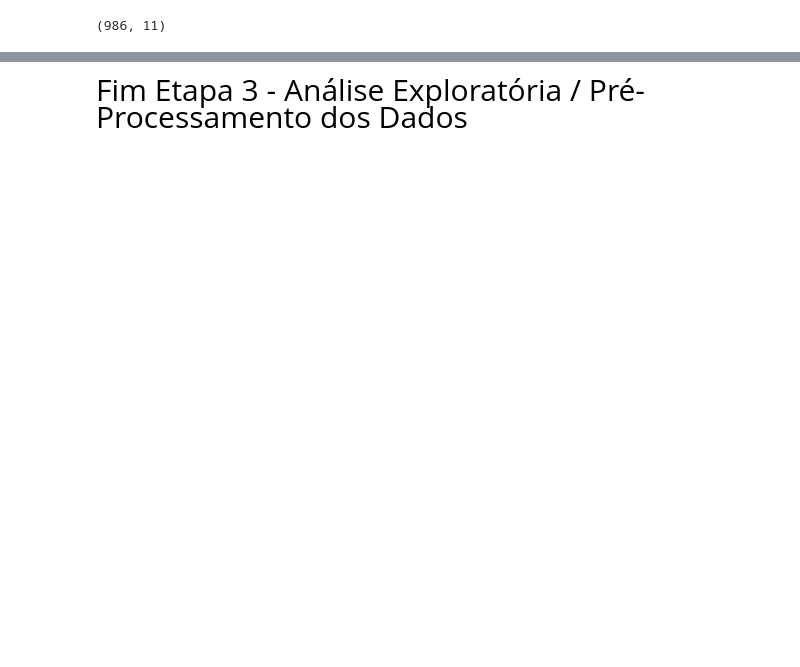
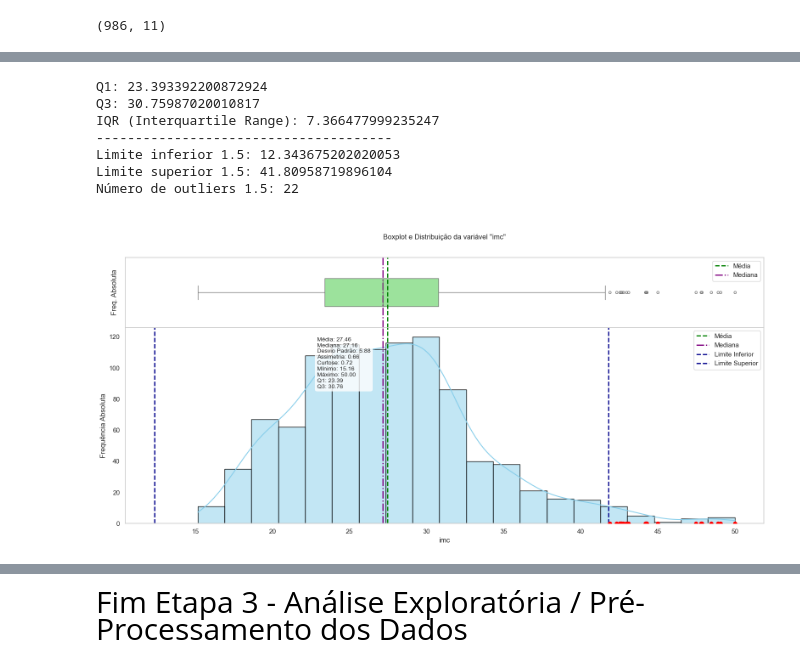
Before and after one commit to robsoncalixto/fiap-tech-challenge-01, a Jupyter notebook: Tech_Challenge_Analise.ipynb, the cells around one changed output, grey strips where cells are left out. Drawn from its saved outputs; the diff is of its cells as text; code cells hidden in the pictures; blank space fills up the shorter version.

```diff
--- a/Tech_Challenge_Analise.ipynb
+++ b/Tech_Challenge_Analise.ipynb
@@ -1232,0 +833,12 @@ plotar_heatmap_correlacoes(df_dados, variaveis, target='PremiumPrice')
+# %%
+# Análise estatistica descritiva
+analise_estatistica_graficos(df_dados, 'imc' )
+# %% [output]
+Q1: 23.393392200872924
+Q3: 30.75987020010817
+IQR (Interquartile Range): 7.366477999235247
+--------------------------------------
+Limite inferior 1.5: 12.343675202020053
+Limite superior 1.5: 41.80958719896104
+Número de outliers 1.5: 22
+[figure, added]
```
Also changed, not shown: parts of 130 cells of this notebook, 4 other files.
